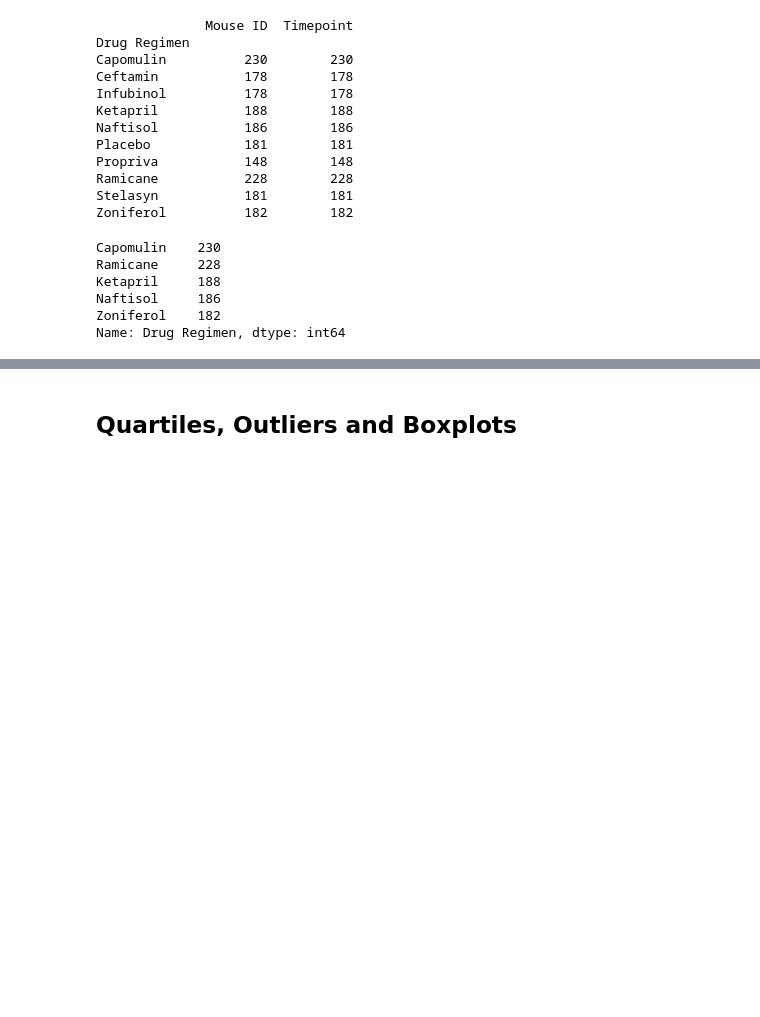
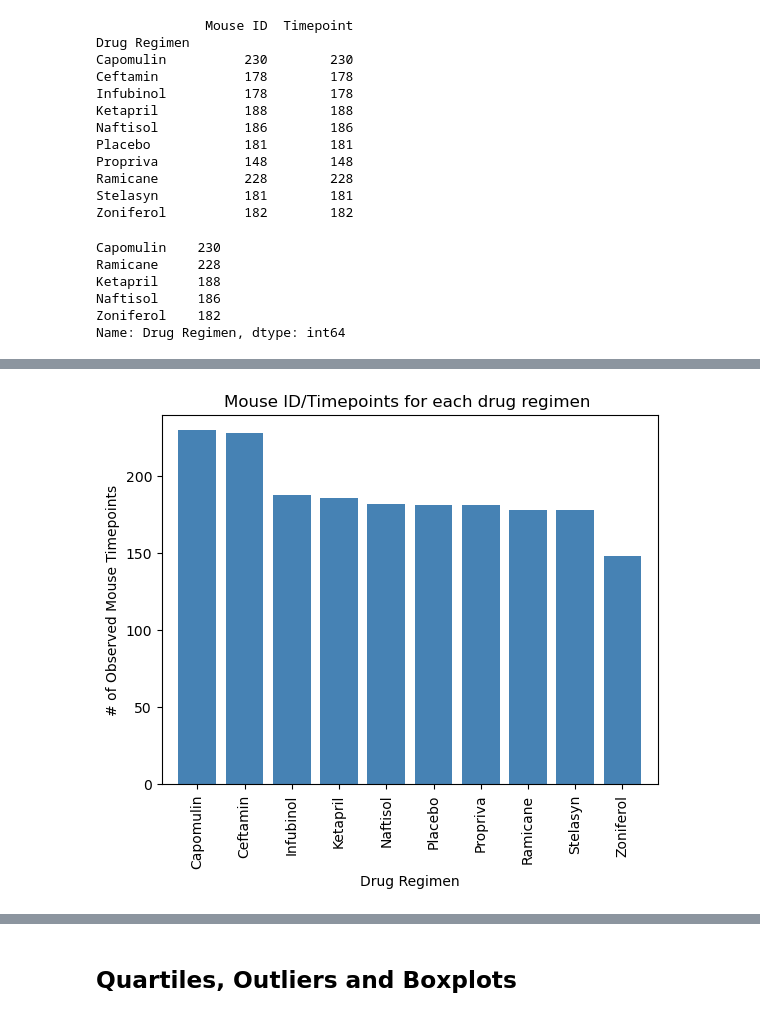
Before and after one commit to Ao-27/matplotlib-challenge_Pymaceutidals, a Jupyter notebook: Pymaceuticals/pymaceuticals_starter.ipynb, the cells around one changed output, grey strips where cells are left out. Saved outputs shown, nothing was run; the diff lists cells and outputs as text; code cells hidden in the pictures; blank space fills up the shorter version.

```diff
--- a/Pymaceuticals/pymaceuticals_starter.ipynb
+++ b/Pymaceuticals/pymaceuticals_starter.ipynb
@@ -301,2 +329,19 @@ print(Total_values_within_yHeight)
+# %%
+# Generate a bar plot showing the total number of rows (Mouse ID/Timepoints) for each drug regimen using pyplot.
+
+Mouse = nodupes_study_data_df.groupby(["Drug Regimen"])["Mouse ID"].count().sort_values(ascending= False)
+x_axis = np.arange(len(Mouse))
+plt.bar(x_axis, Mouse, color="steelblue", align="center")
+tick_locations = [value for value in x_axis]
+plt.xticks(tick_locations, ["Capomulin", "Ceftamin", "Infubinol", "Ketapril", "Naftisol","Placebo","Propriva","Ramicane","Stelasyn","Zoniferol"])
+plt.xticks(rotation=90)
+plt.xlim(-0.75, len(x_axis)-0.25)
+plt.ylim(0, max(Mouse)+10)
+plt.title("Mouse ID/Timepoints for each drug regimen ")
+plt.xlabel("Drug Regimen")
+plt.ylabel("# of Observed Mouse Timepoints")
+plt.show()
+# %% [output]
+[figure, added]
 # %%
 # Generate a pie plot showing the distribution of female versus male mice using Pandas
```
Also changed, not shown: parts of 17 cells of this notebook, 1 other file.
